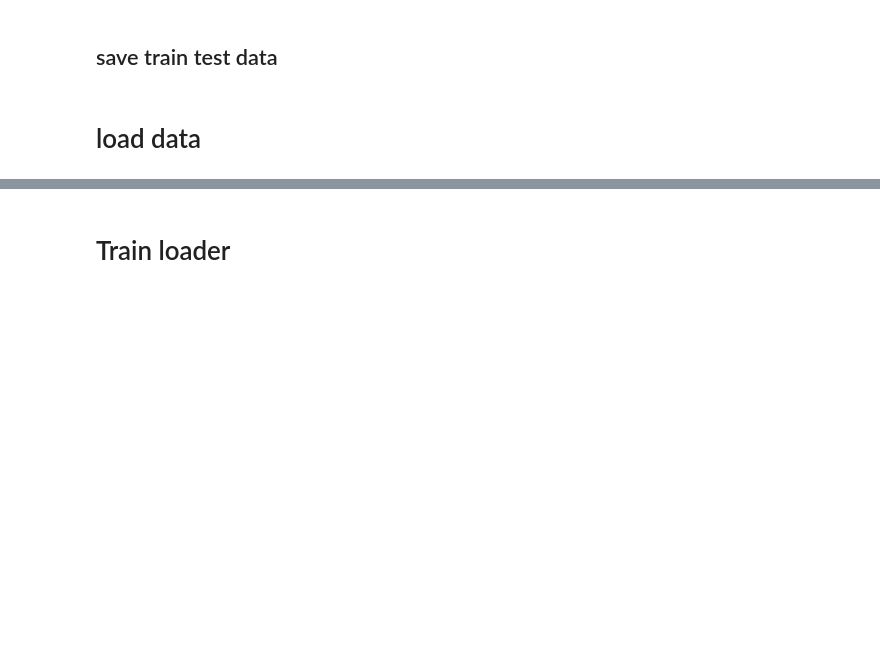
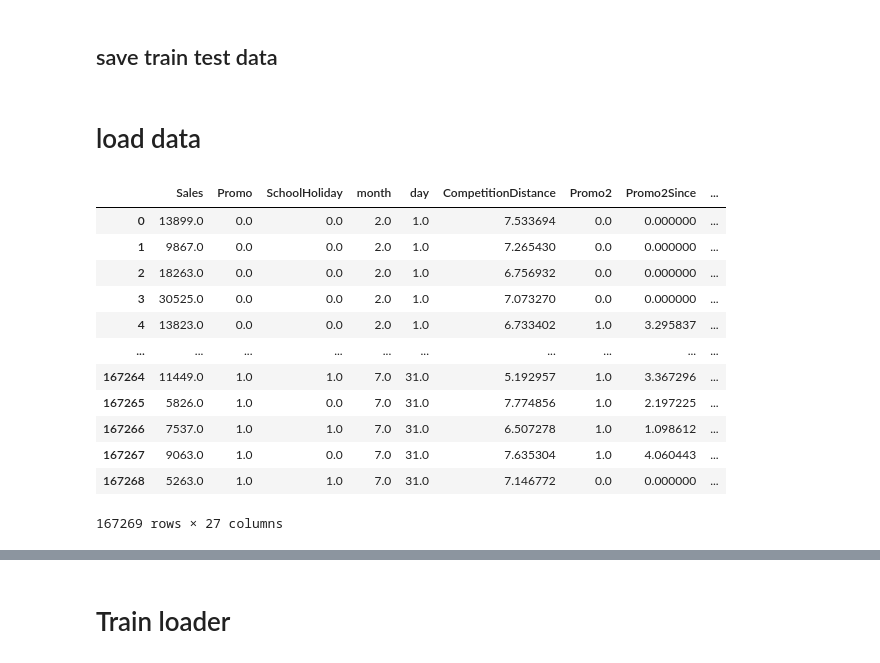
Before and after one commit to ahmedbadr97/Rossmann-Store-Sales, a Jupyter notebook: notebooks/Lstm_model_train.ipynb, the cells around one changed output, grey strips where cells are left out. Saved outputs shown, nothing was run; the diff lists cells and outputs as text; code cells hidden in the pictures; blank space fills up the shorter version.

```diff
--- a/notebooks/Lstm_model_train.ipynb
+++ b/notebooks/Lstm_model_train.ipynb
@@ -198,3 +177,19 @@ merged_sales_train=pd.read_csv(join_pth(prep_dataset_path,file_name))
 
 file_name="merged_sales_test.csv"
 merged_sales_test=pd.read_csv(join_pth(prep_dataset_path,file_name))
+# %%
+merged_sales_train[(merged_sales_train.year==2014)&(merged_sales_train.Store==622)&(merged_sales_train.month==9)]
+# %% [output]
+|  | Sales | Promo | SchoolHoliday | month | day | CompetitionDistance | Promo2 | Promo2Since | ... |
+| 0 | 13899.0 | 0.0 | 0.0 | 2.0 | 1.0 | 7.533694 | 0.0 | 0.000000 | ... |
+| 1 | 9867.0 | 0.0 | 0.0 | 2.0 | 1.0 | 7.265430 | 0.0 | 0.000000 | ... |
+| 2 | 18263.0 | 0.0 | 0.0 | 2.0 | 1.0 | 6.756932 | 0.0 | 0.000000 | ... |
+| 3 | 30525.0 | 0.0 | 0.0 | 2.0 | 1.0 | 7.073270 | 0.0 | 0.000000 | ... |
+| 4 | 13823.0 | 0.0 | 0.0 | 2.0 | 1.0 | 6.733402 | 1.0 | 3.295837 | ... |
+| ... | ... | ... | ... | ... | ... | ... | ... | ... | ... |
+| 167264 | 11449.0 | 1.0 | 1.0 | 7.0 | 31.0 | 5.192957 | 1.0 | 3.367296 | ... |
+| 167265 | 5826.0 | 1.0 | 0.0 | 7.0 | 31.0 | 7.774856 | 1.0 | 2.197225 | ... |
+| 167266 | 7537.0 | 1.0 | 1.0 | 7.0 | 31.0 | 6.507278 | 1.0 | 1.098612 | ... |
+| 167267 | 9063.0 | 1.0 | 0.0 | 7.0 | 31.0 | 7.635304 | 1.0 | 4.060443 | ... |
+| 167268 | 5263.0 | 1.0 | 1.0 | 7.0 | 31.0 | 7.146772 | 0.0 | 0.000000 | ... |
+167269 rows × 27 columns
```
Also changed, not shown: parts of 26 cells of this notebook, 4 other files.
